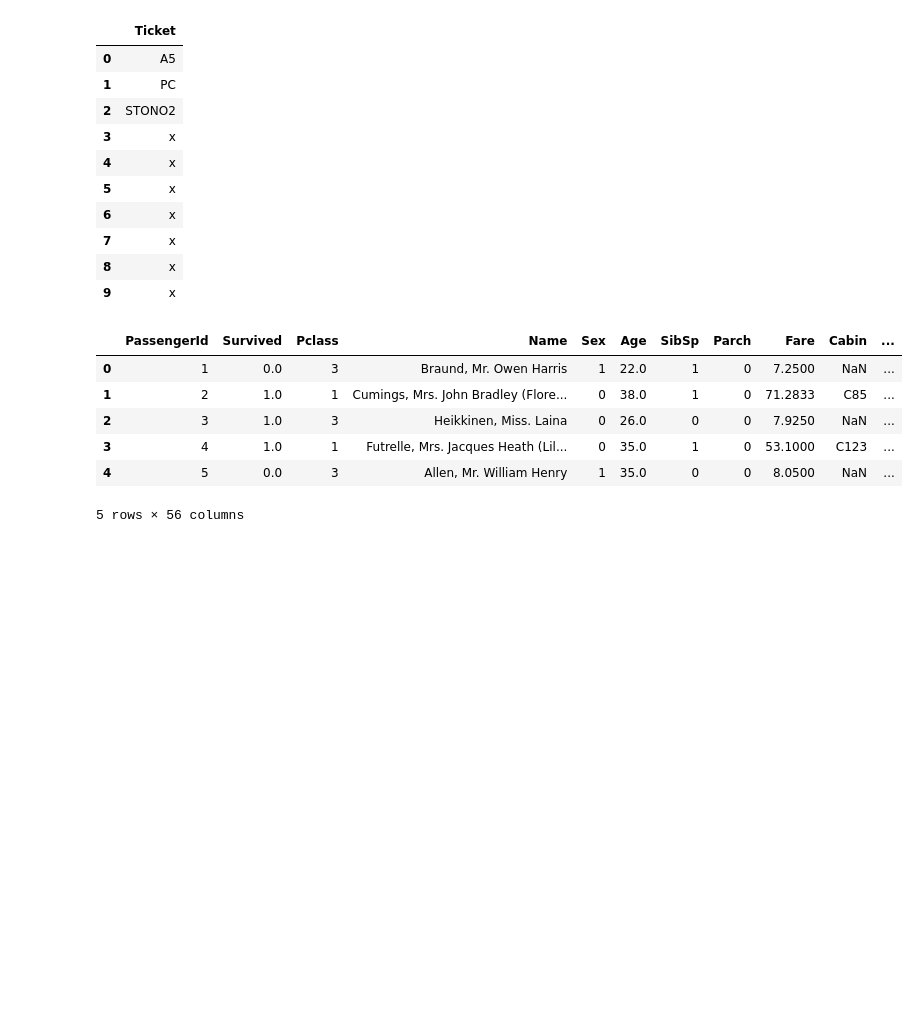
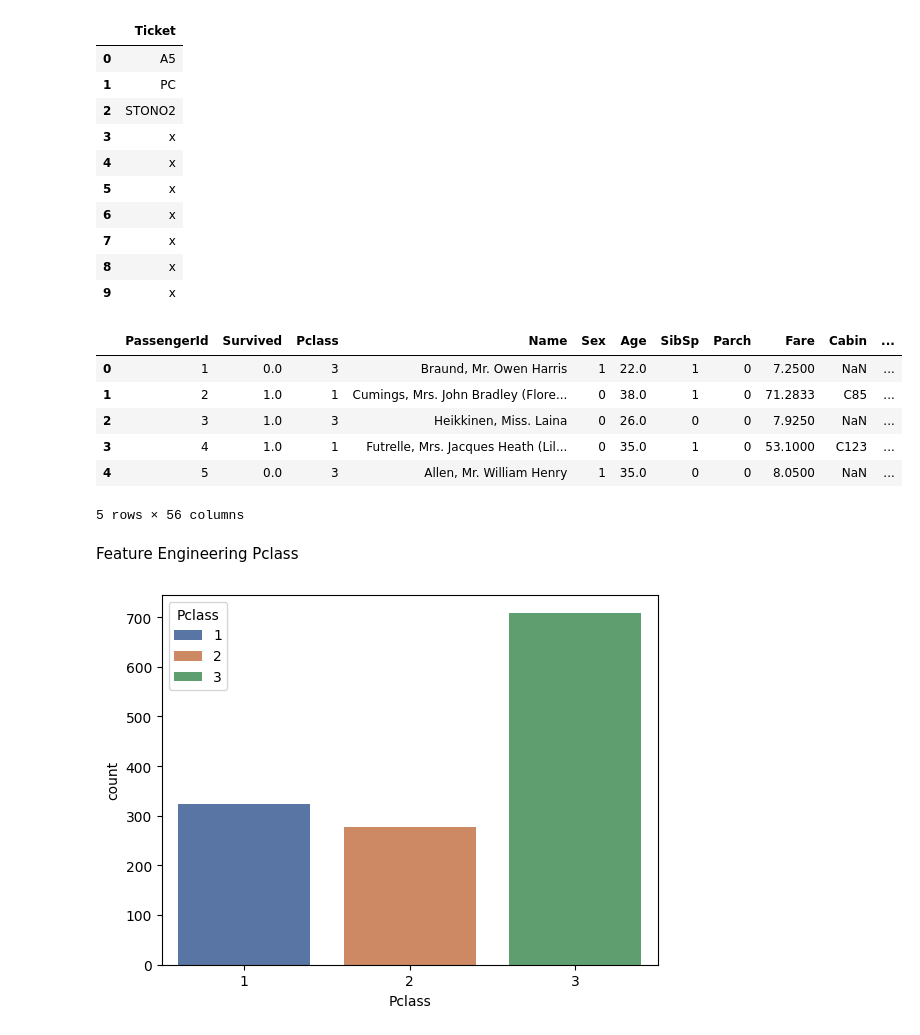
Before and after one commit to MertHasanAslan/titanic_ml, a Jupyter notebook: src/titanic_ml.ipynb, the cells around one changed output. Cells and saved outputs as stored; diff of their text form; code cells hidden in the pictures; blank space fills up the shorter version.

Commit message:
Feature Engineering Pclass

```diff
--- a/src/titanic_ml.ipynb
+++ b/src/titanic_ml.ipynb
@@ -789,3 +789,10 @@ full_df.head(5)
 | 3 | 4 | 1.0 | 1 | Futrelle, Mrs. Jacques Heath (Lil... | 0 | 35.0 | 1 | 0 | 53.1000 | C123 | ... |
 | 4 | 5 | 0.0 | 3 | Allen, Mr. William Henry | 1 | 35.0 | 0 | 0 | 8.0500 | NaN | ... |
 5 rows × 56 columns
+# %% [markdown]
+Feature Engineering Pclass
+# %%
+sns.countplot(data=full_df, x="Pclass", hue="Pclass", palette="deep")
+plt.show()
+# %% [output]
+[figure, added]
```
Also changed, not shown: parts of 6 cells of this notebook.
